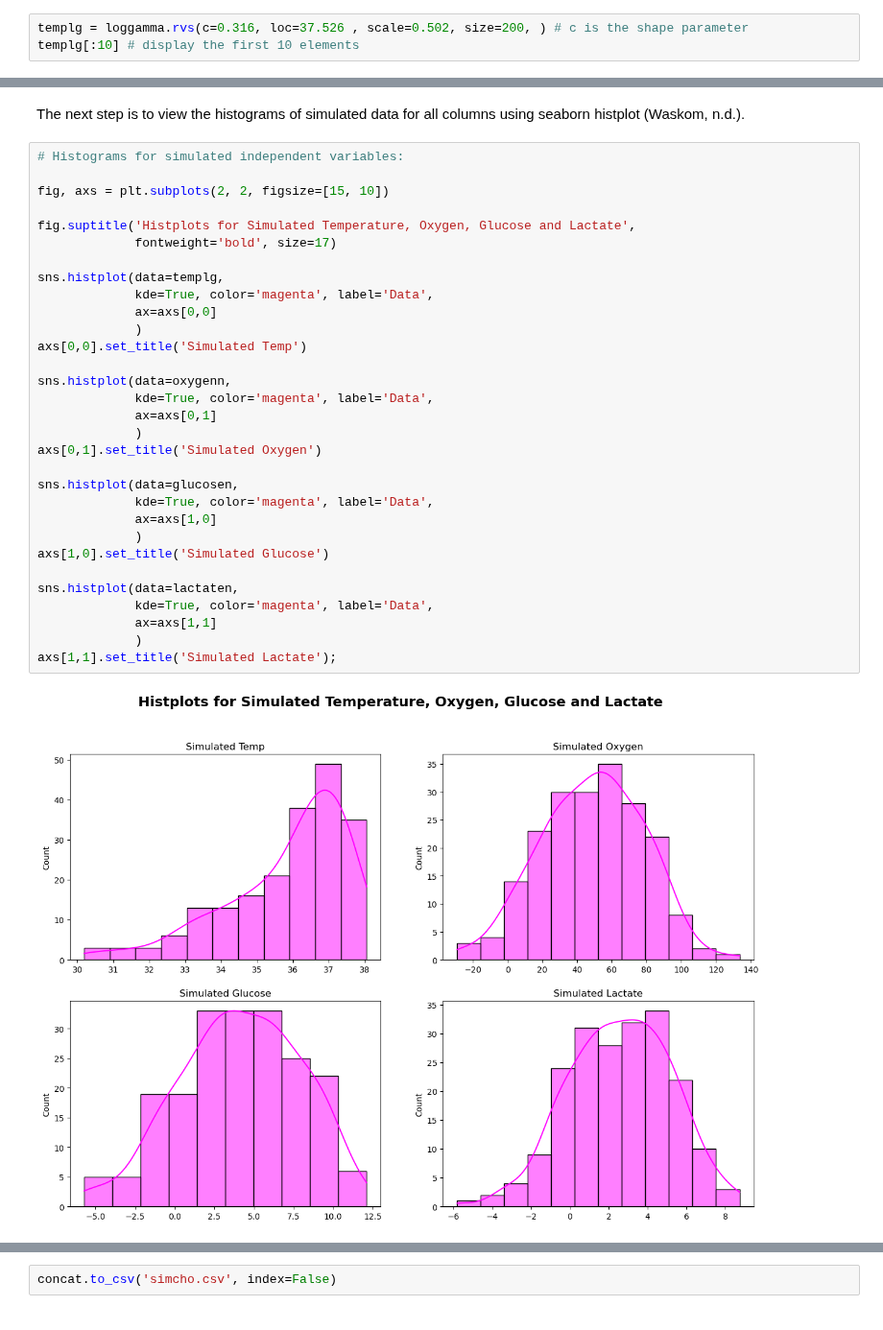
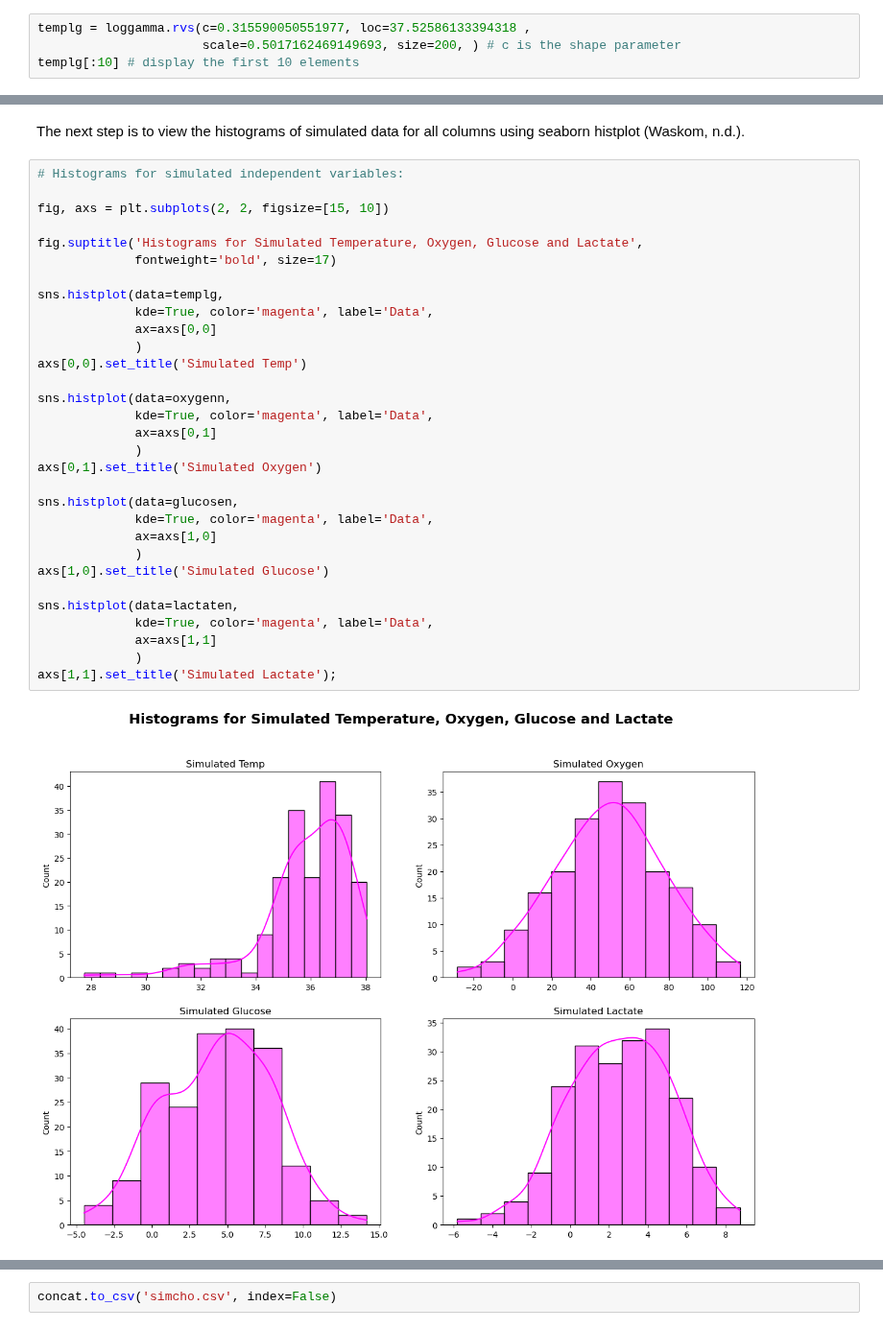
Before and after one commit to nurbujang/1progdaw23, a Jupyter notebook: project1.ipynb, the cells around one changed output, grey strips where cells are left out. Shown at 96% size. Cells and saved outputs as stored; diff of their text form.

```diff
--- a/project1.ipynb
+++ b/project1.ipynb
@@ -470,6 +472,7 @@ dists['temp']['fit'].model
  'CII_min_alpha': 32.587401416831185,
  'CII_max_alpha': 37.701857220729636}
 # %%
-templg = loggamma.rvs(c=0.316, loc=37.526 , scale=0.502, size=200, ) # c is the shape parameter
+templg = loggamma.rvs(c=0.315590050551977, loc=37.52586133394318 ,
+                      scale=0.5017162469149693, size=200, ) # c is the shape parameter
 templg[:10] # display the first 10 elements
 # %% [output]
@@ -536,35 +539,35 @@ The next step is to view the histograms of simulated data for all columns using
 # Histograms for simulated independent variables:
 
 fig, axs = plt.subplots(2, 2, figsize=[15, 10])
 
-fig.suptitle('Histplots for Simulated Temperature, Oxygen, Glucose and Lactate',
+fig.suptitle('Histograms for Simulated Temperature, Oxygen, Glucose and Lactate',
              fontweight='bold', size=17)
 
 sns.histplot(data=templg,
              kde=True, color='magenta', label='Data',
              ax=axs[0,0]
              )
 axs[0,0].set_title('Simulated Temp')
 
 sns.histplot(data=oxygenn,
              kde=True, color='magenta', label='Data',
              ax=axs[0,1]
              )
 axs[0,1].set_title('Simulated Oxygen')
 
 sns.histplot(data=glucosen,
              kde=True, color='magenta', label='Data',
              ax=axs[1,0]
              )
 axs[1,0].set_title('Simulated Glucose')
 
 sns.histplot(data=lactaten,
              kde=True, color='magenta', label='Data',
              ax=axs[1,1]
              )
 axs[1,1].set_title('Simulated Lactate');
 # %% [output]
-[figure, old version]
+[figure, new version]
 # %% [markdown]
 #### 2.3.5 Column fvcd
 
```
Also changed, not shown: parts of 55 cells of this notebook, 1 other file.
